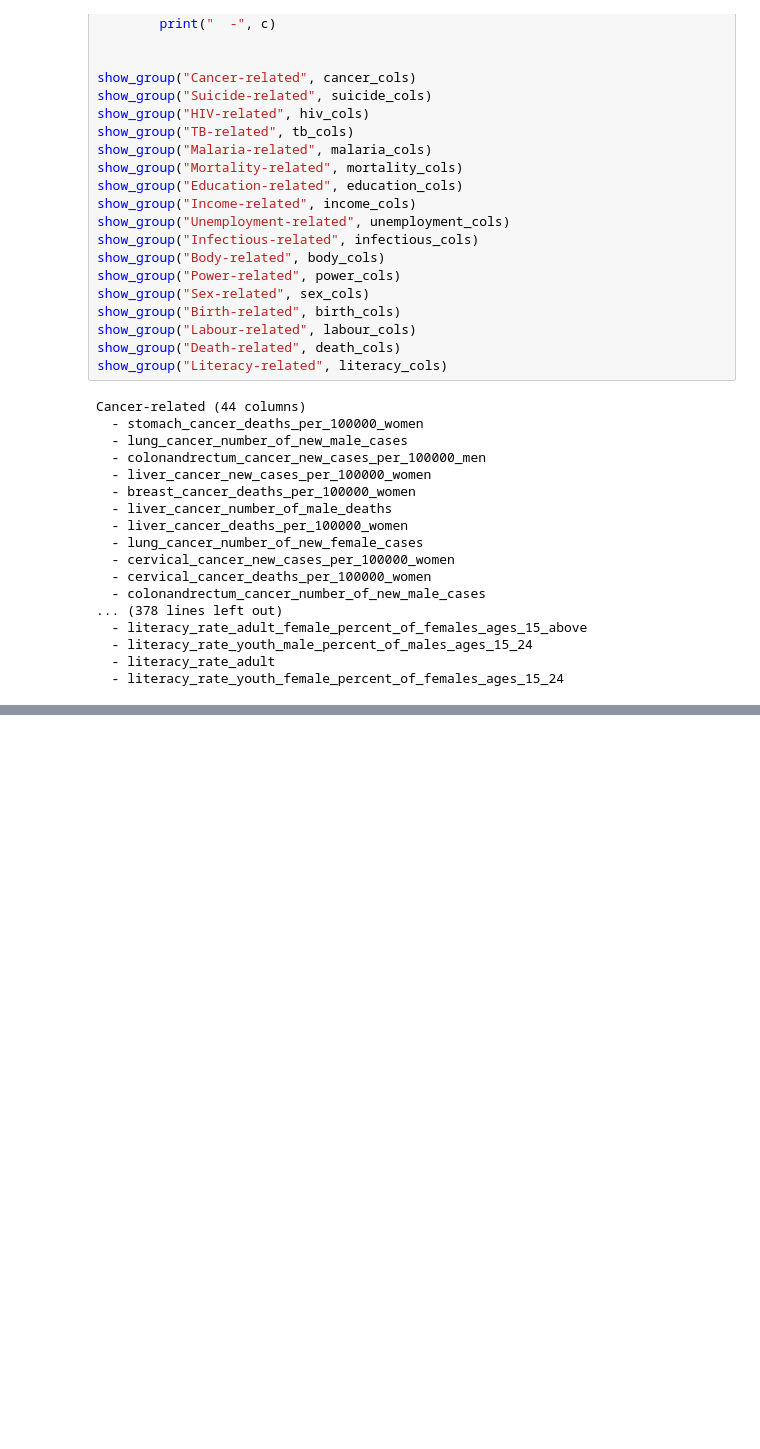
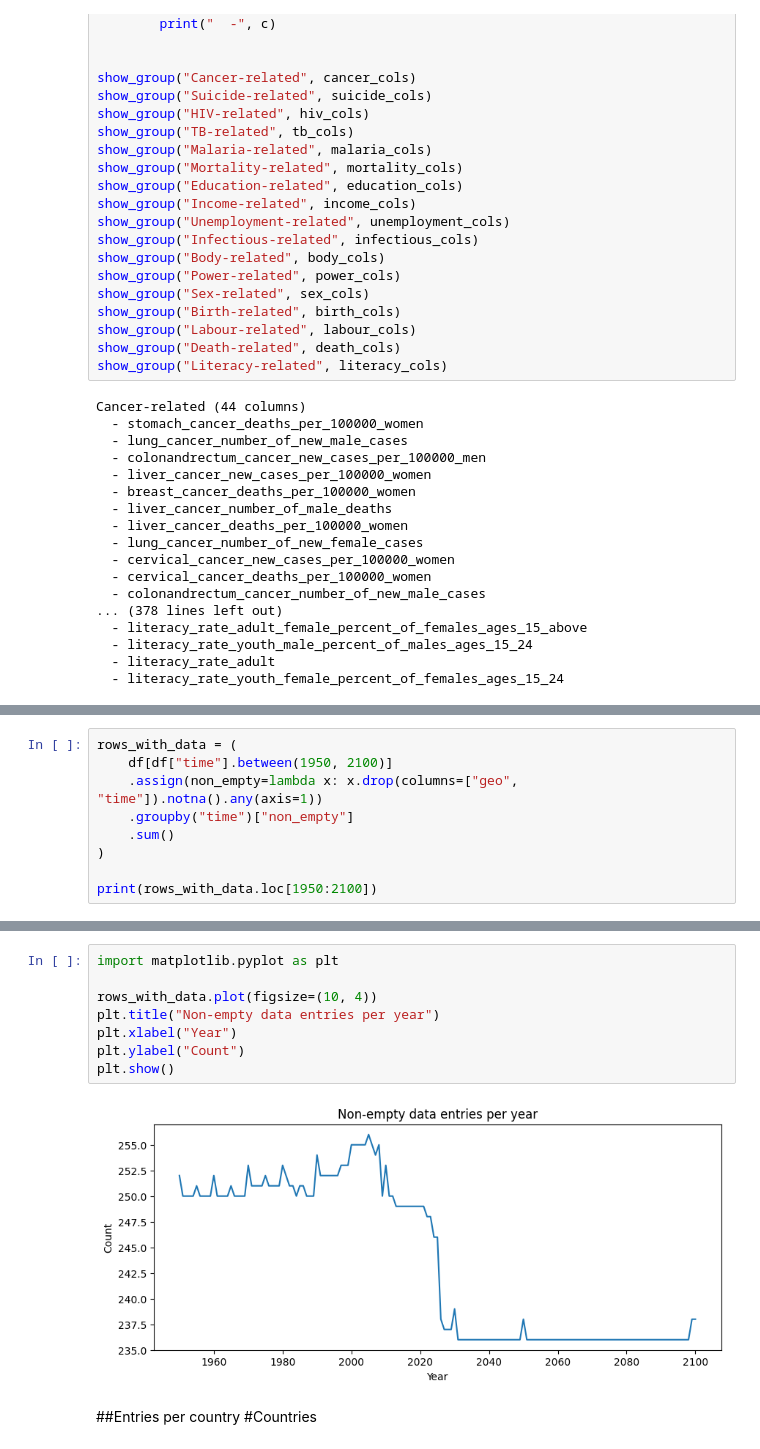
Before and after one commit to sazbula/BeyondStats, a Jupyter notebook: data notebooks/eda_01.ipynb, the cells around one changed output, grey strips where cells are left out. Drawn from its saved outputs; the diff is of its cells as text; blank space fills up the shorter version.

Commit message:
EDA on counts of entries etc

```diff
--- a/data notebooks/eda_01.ipynb
+++ b/data notebooks/eda_01.ipynb
@@ -120,0 +125,9 @@ Cancer-related (44 columns)
+# %%
+rows_with_data = (
+    df[df["time"].between(1950, 2100)]
+    .assign(non_empty=lambda x: x.drop(columns=["geo", "time"]).notna().any(axis=1))
+    .groupby("time")["non_empty"]
+    .sum()
+)
+
+print(rows_with_data.loc[1950:2100])
@@ -120,0 +148,13 @@ Cancer-related (44 columns)
+# %%
+import matplotlib.pyplot as plt
+
+rows_with_data.plot(figsize=(10, 4))
+plt.title("Non-empty data entries per year")
+plt.xlabel("Year")
+plt.ylabel("Count")
+plt.show()
+# %% [output]
+[figure, added]
+# %% [markdown]
+##Entries per country
+#Countries
```
Also changed, not shown: parts of 5 cells of this notebook.
